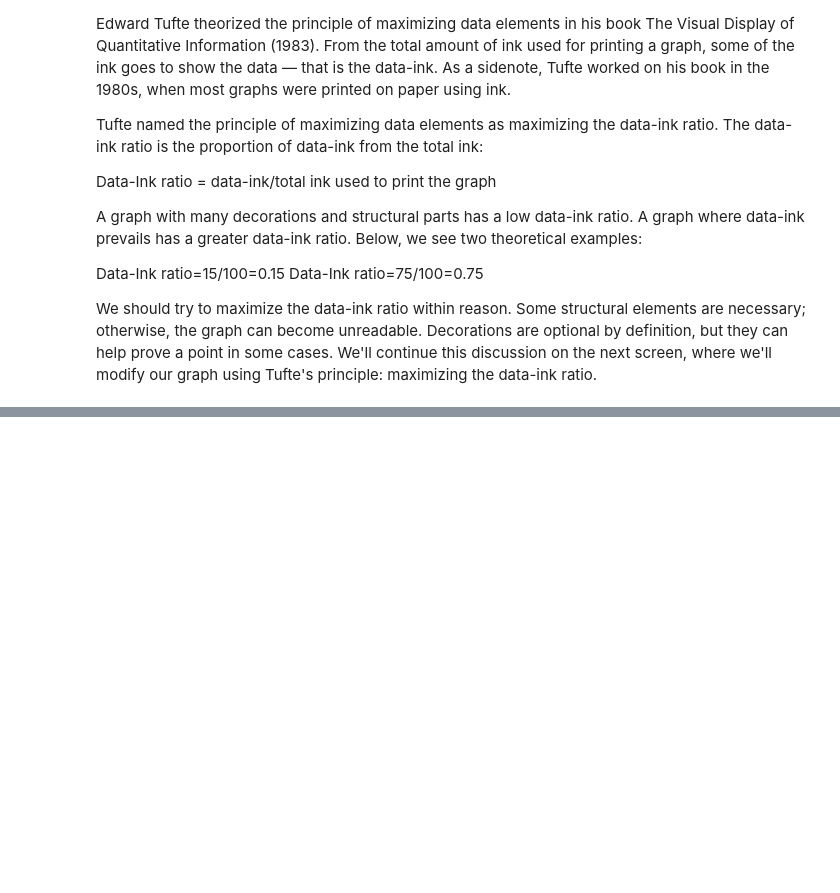
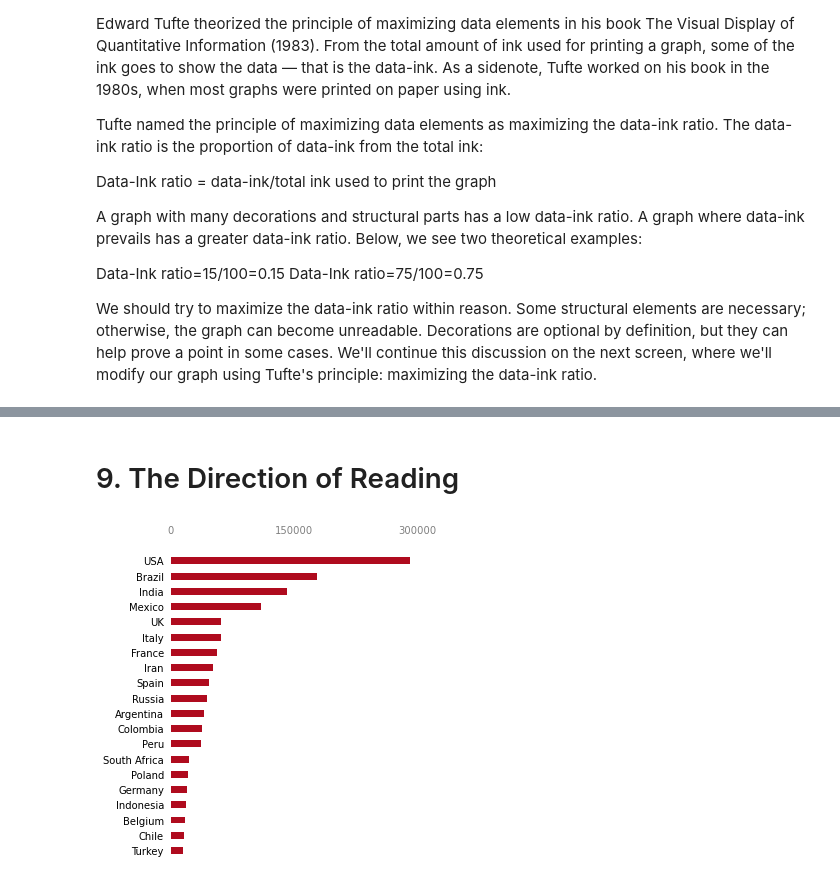
Before and after one commit to AsirShahid/Data-Scientist-in-Python-DataQuest, a Jupyter notebook: Data Analysis and Visualization/Storytelling Data Visualization and Information Design/Design for an Audience/Design for an Audience.ipynb, the cells around one changed output, grey strips where cells are left out. Saved outputs shown, nothing was run; the diff lists cells and outputs as text; code cells hidden in the pictures; blank space fills up the shorter version.

```diff
--- a/Data Analysis and Visualization/Storytelling Data Visualization and Information Design/Design for an Audience/Design for an Audience.ipynb
+++ b/Data Analysis and Visualization/Storytelling Data Visualization and Information Design/Design for an Audience/Design for an Audience.ipynb
@@ -113,0 +169,38 @@ We should try to maximize the data-ink ratio within reason. Some structural elem
+# %% [markdown]
+# 9. The Direction of Reading
+# %%
+import pandas as pd
+import matplotlib.pyplot as plt
+
+top20_deathtoll = pd.read_csv('top20_deathtoll.csv')
+
+# Initial Code
+
+# fig, ax = plt.subplots(figsize=(4.5, 6))
+# ax.barh(top20_deathtoll['Country_Other'],
+#         top20_deathtoll['Total_Deaths'],
+#         height=0.45)
+
+# for location in ['left', 'right', 'top', 'bottom']:
+#     ax.spines[location].set_visible(False)
+# ax.tick_params(bottom=False, left=False)
+# ax.set_xticks([0, 150000, 300000])
+
+
+fig,ax=plt.subplots(figsize=(4.5,6))
+ax.barh(top20_deathtoll["Country_Other"],top20_deathtoll["Total_Deaths"],height=0.45,color="#af0b1e")
+
+locations=["left","right","top","bottom"]
+
+for location in locations:
+    ax.spines[location].set_visible(False)
+ax.xaxis.tick_top()
+
+
+ax.tick_params(bottom=False,left=False,top=False)
+ax.set_xticks([0,150000,300000])
+ax.tick_params(axis="x",colors="grey")
+
+plt.show()
+# %% [output]
+[figure, added]
```
Also changed, not shown: parts of 10 cells of this notebook.
